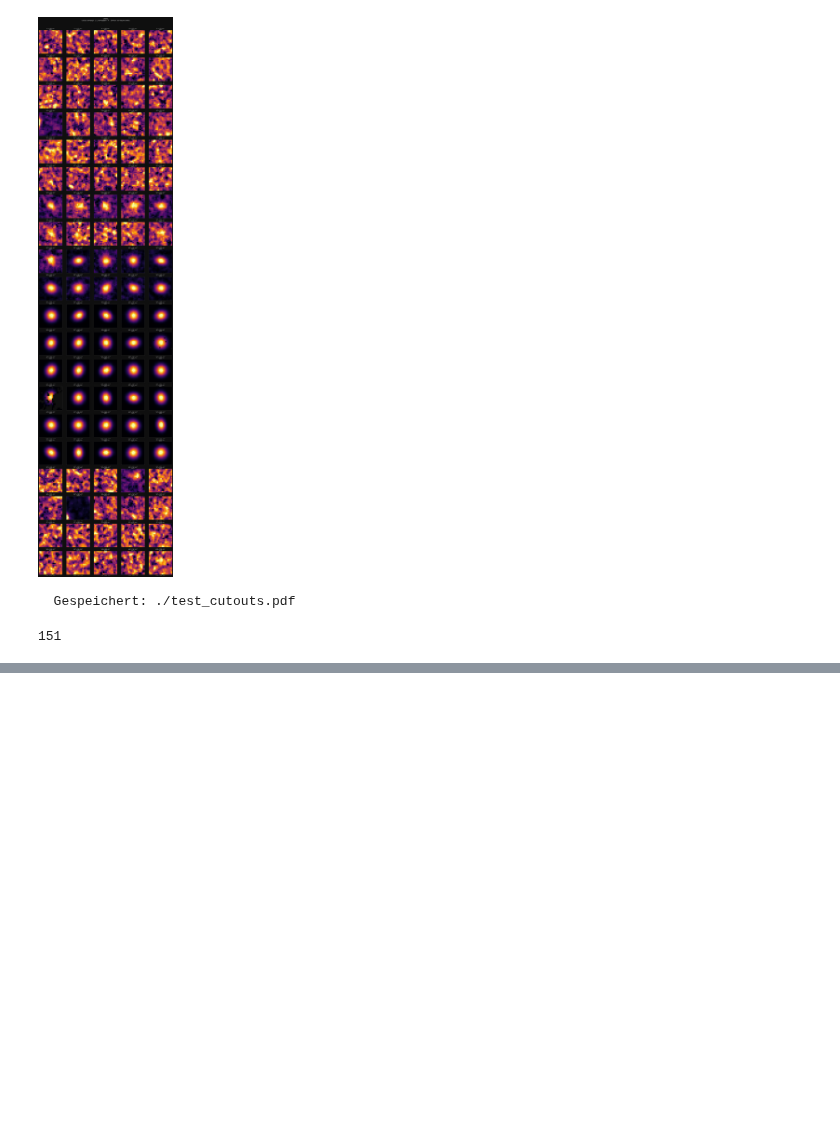
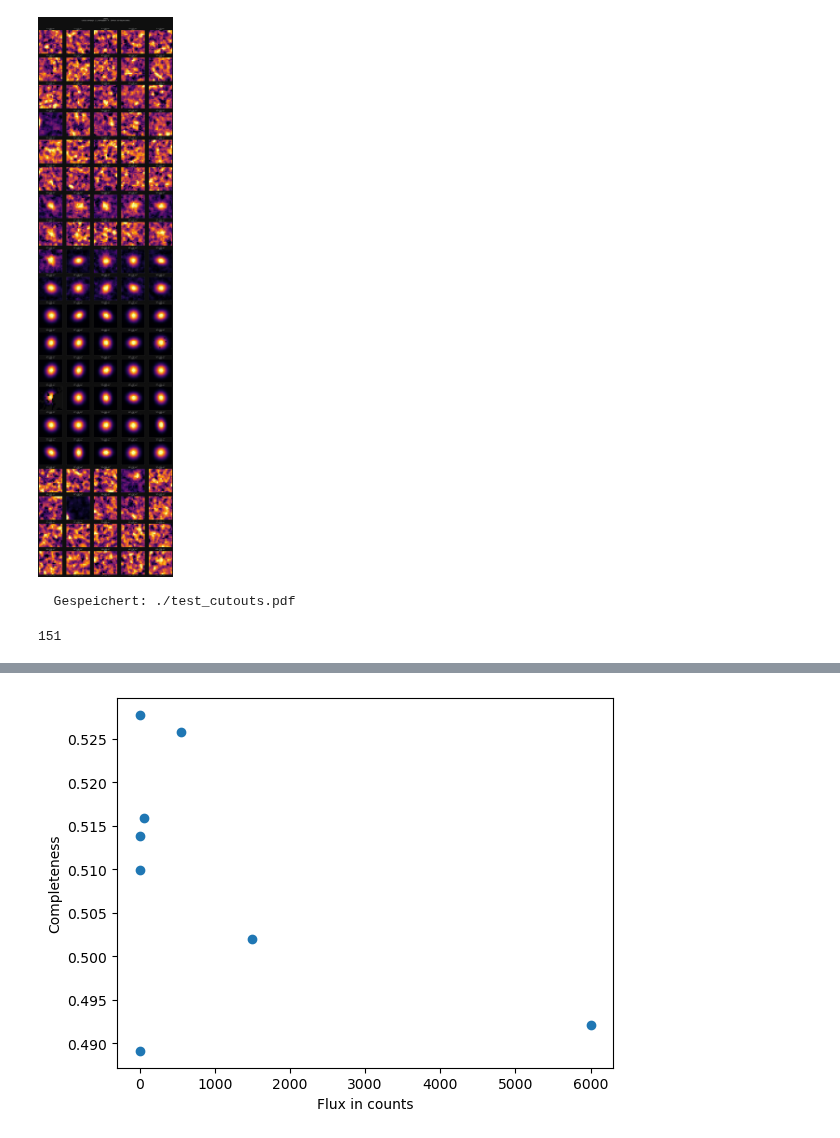
Before and after one commit to BGrashey/Master, a Jupyter notebook: notebooks/Cubes.ipynb, the cells around one changed output, grey strips where cells are left out. Saved outputs shown, nothing was run; the diff lists cells and outputs as text; code cells hidden in the pictures; blank space fills up the shorter version.

```diff
--- a/notebooks/Cubes.ipynb
+++ b/notebooks/Cubes.ipynb
@@ -184,27 +166,31 @@ Table length=8080
 # %%
 import numpy as np
 from astropy.table import Table
 import matplotlib.pyplot as plt
 
 cat = Table.read("/data/hetdex/u/bgrashey/data_/injected_sources_flagged.fits")
+
+
 
 bins = [(0.05, 0.1), (0.1, 0.5), (0.5, 1), (1, 10), (10, 100),
         (100,1000), (1000, 2000), (2000, 10000)]
 
 completeness = []
 flux = []
 
 for n in range(len(bins)):
     mask = cat["bin_index"] == n
     det = cat[mask]["detected"] == True
     c = det.sum() / mask.sum()
     completeness.append(c)
-    flux_ = np.mean(*bins[n])
+    flux_ = np.mean(bins[n])
     flux.append(flux_)
 
 
 
 plt.scatter(flux, completeness)
 plt.xlabel("Flux in counts")
 plt.ylabel("Completeness")
 plt.show()
+# %% [output]
+[figure, added]
```
Also changed, not shown: parts of 4 cells of this notebook, 30 other files.
